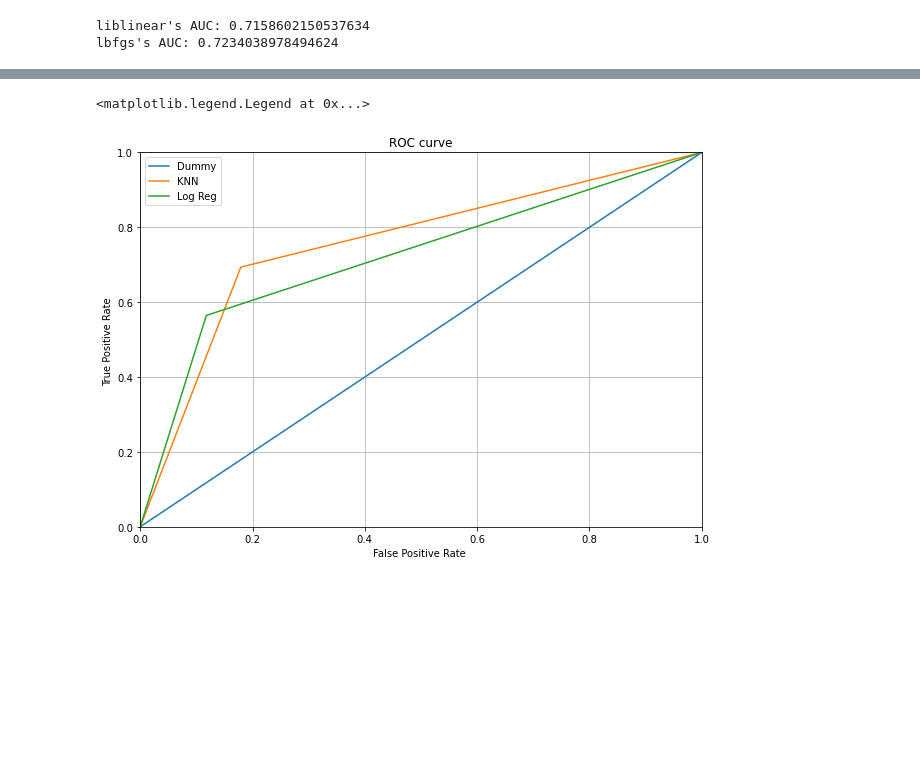
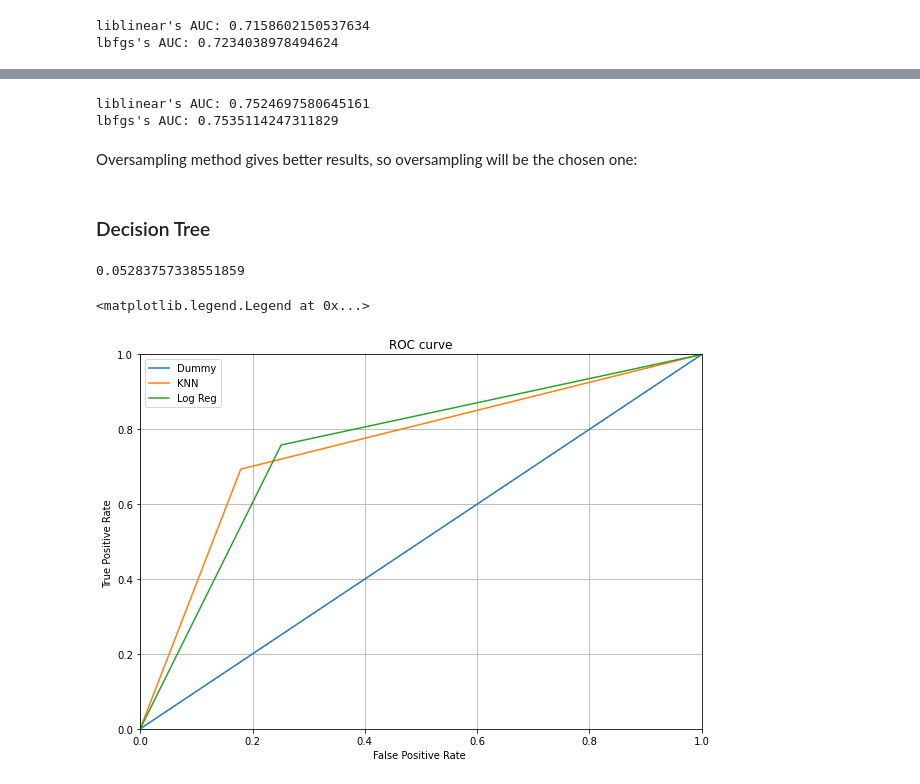
Before and after one commit to s4646/intro-to-data-science, a Jupyter notebook: Classification.ipynb, the cells around one changed output, grey strips where cells are left out. Cells and saved outputs as stored; diff of their text form; code cells hidden in the pictures; blank space fills up the shorter version.

```diff
--- a/Classification.ipynb
+++ b/Classification.ipynb
@@ -597,2 +707,6 @@ print(confusion_matrix(y_test,pred_knn))
+# %%
+knn = KNeighborsClassifier(n_neighbors=19)
+knn.fit(X_train,y_train)
+pred_knn = (knn.predict_proba(X_test)[:,1]>0.1).astype(int)
 # %% [markdown]
 ### Logistic Regression
@@ -660,0 +791,4 @@ lbfgs's AUC: 0.7234038978494624
+# %%
+logreg = LogisticRegression(solver='liblinear')
+logreg.fit(X_train_res, y_train_res)
+pred_log1 = logreg.predict(X_test)
@@ -660,0 +811,4 @@ lbfgs's AUC: 0.7234038978494624
+# %%
+logreg = LogisticRegression(solver='lbfgs',max_iter=300)
+logreg.fit(X_train_res, y_train_res)
+pred_log2 = logreg.predict(X_test)
@@ -661,24 +848,43 @@ lbfgs's AUC: 0.7234038978494624
+# %%
+print('liblinear\'s AUC:',roc_auc_score(y_test,pred_log1),'\nlbfgs\'s AUC:',roc_auc_score(y_test,pred_log2))
+# %% [output]
+liblinear's AUC: 0.7524697580645161
+lbfgs's AUC: 0.7535114247311829
+# %% [markdown]
+Oversampling method gives better results, so oversampling will be the chosen one:
+# %%
+logreg = LogisticRegression(solver='lbfgs',max_iter=300)
+logreg.fit(X_train_res, y_train_res)
+pred_log = logreg.predict(X_test)
+# %% [markdown]
+### Decision Tree
+# %%
+dtc = DecisionTreeClassifier()
+dtc.fit(X_train,y_train)
+dtc.predict_proba(X_test)[:,1].mean()
+# %% [output]
+0.05283757338551859
 # %%
 fig = plt.figure()
 axes = fig.add_axes([0,0,1.3,1.3])
 
 fpr, tpr, thresholds = roc_curve(y_test, pred_dummy)
 plt.plot(fpr, tpr, label='Dummy')
 fpr, tpr, thresholds = roc_curve(y_test, pred_knn)
 plt.plot(fpr, tpr, label='KNN')
-fpr, tpr, thresholds = roc_curve(y_test, pred_log2)
+fpr, tpr, thresholds = roc_curve(y_test, pred_log)
 plt.plot(fpr, tpr, label='Log Reg')
 
 plt.xlim([0.0, 1.0])
 plt.ylim([0.0, 1.0])
 plt.title('ROC curve')
 plt.xlabel('False Positive Rate ')
 plt.ylabel('True Positive Rate ')
 plt.grid()
 plt.legend()
 # %% [output]
 <matplotlib.legend.Legend at 0x...>
-[figure, old version]
+[figure, new version]
 # %%
 print('Dummy\'s AUC:',roc_auc_score(y_test,pred_dummy),'\nKNN\'s AUC:',roc_auc_score(y_test,pred_knn))
 print('Log Reg\'s AUC:', roc_auc_score(y_test,pred_log2))
```
Also changed, not shown: parts of 41 cells of this notebook.
